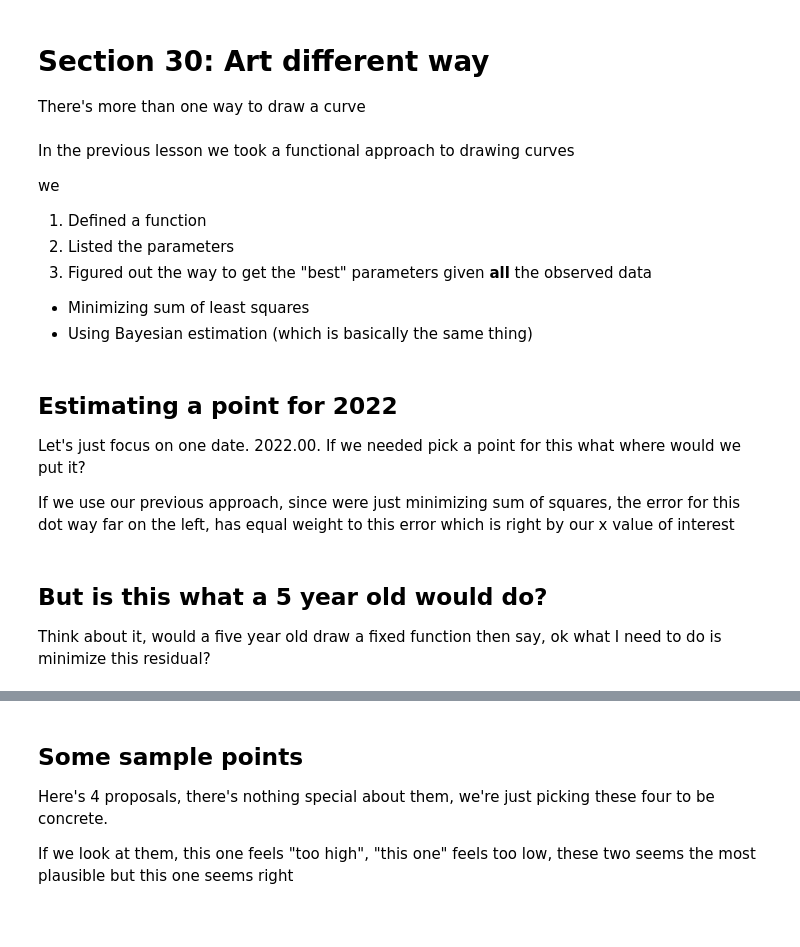
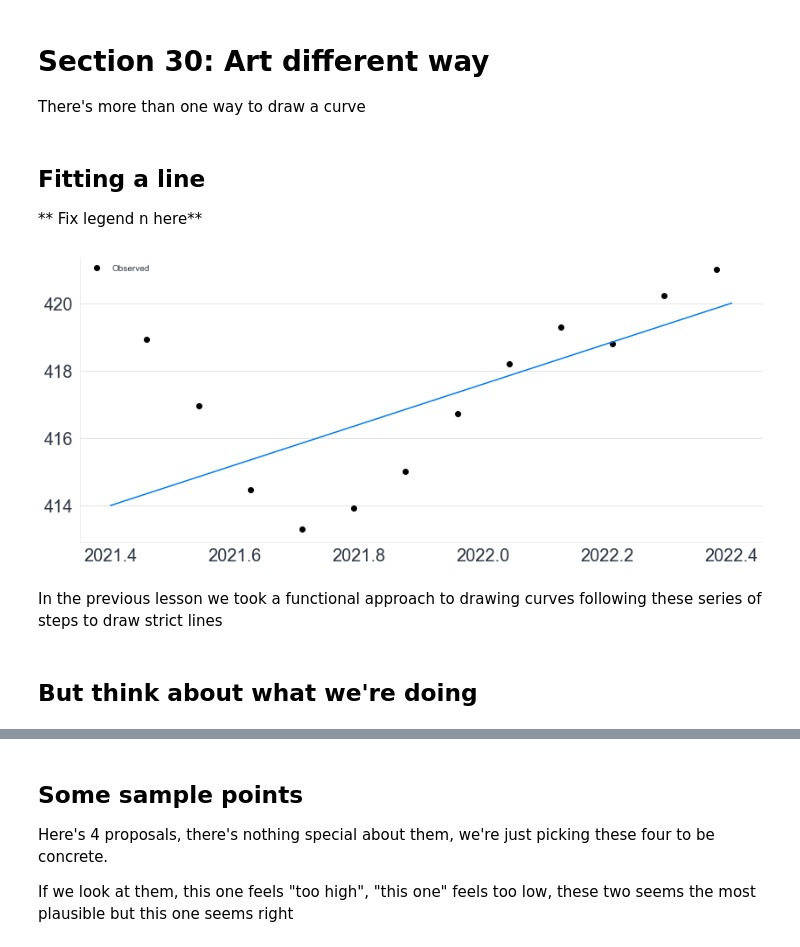
Before and after one commit to bwengals/etc, a Jupyter notebook: lesson_2_Section_30_new.ipynb, the cells around one changed output, grey strips where cells are left out. Saved outputs shown, nothing was run; the diff lists cells and outputs as text; code cells hidden in the pictures; blank space fills up the shorter version.

```diff
--- a/lesson_2_Section_30_new.ipynb
+++ b/lesson_2_Section_30_new.ipynb
@@ -4,25 +4,61 @@ import matplotlib.pyplot as plt
 import numpy as np
 import pandas as pd
 import pymc as pm
+
+plt.style.use('intuitivebayes.mplstyle')
+figsize = (25,9)
 # %%
 import pymc.sampling_jax
+# %%
+data = pd.read_csv("data/co2_mm_mlo.csv", header=51)
 # %% [markdown]
 # Section 30: Art different way
 There's more than one way to draw a curve
-# %% [markdown]
-In the previous lesson we took a functional approach to drawing curves
-
-we
-1. Defined a function
-2. Listed the parameters
-3. Figured out the way to get the "best" parameters given **all** the observed data
-  * Minimizing sum of least squares
-  * Using Bayesian estimation (which is basically the same thing)
-# %% [markdown]
-## Estimating a point for 2022
-Let's just focus on one date. 2022.00. If we needed pick a point for this what where would we put it?
-
-If we use our previous approach, since were just minimizing sum of squares, the error for this dot way far on the left, has equal weight to this error which is right by our x value of interest
+# %% [markdown]
+## Fitting a line
+** Fix legend n here**
+# %%
+year = data.sort_values("decimal date").tail(12)
+
+def plot_data():
+    plt.figure(figsize=(14,6))
+    plt.plot(year["decimal date"], year["average"], "ko", label="Observed")
+
+
+    # Replace with actual coefficients later
+    rise = 6
+    min_x, max_x = 2021.4, 2022.4
+    run = 2022.4 - min_x
+
+    m = rise/run
+    b = year["average"].min()
+
+
+
+    return
+
+def plot_best_fit_line():
+
+    # Replace with actual coefficients later
+    rise = 6
+    min_x, max_x = 2021.4, 2022.4
+    run = 2022.4 - min_x
+
+    m = rise/run
+    b = year["average"].min()
+
+    # Line
+    x_est = np.linspace(min_x, max_x, 100)
+    y_est = m*(x_est - min_x) + 414
+    plt.plot(x_est, y_est)
+    return
+
+plot_data()
+plot_best_fit_line()
+plt.legend();
+# %% [output]
+[figure, added]
+# %% [markdown]
+In the previous lesson we took a functional approach to drawing curves following these series of steps to draw strict lines
 # %% [markdown]
-## But is this what a 5 year old would do?
-Think about it, would a five year old draw a fixed function then say, ok what I need to do is minimize this residual?
+## But think about what we're doing
```
Also changed, not shown: parts of 9 cells of this notebook, 1 other file.
